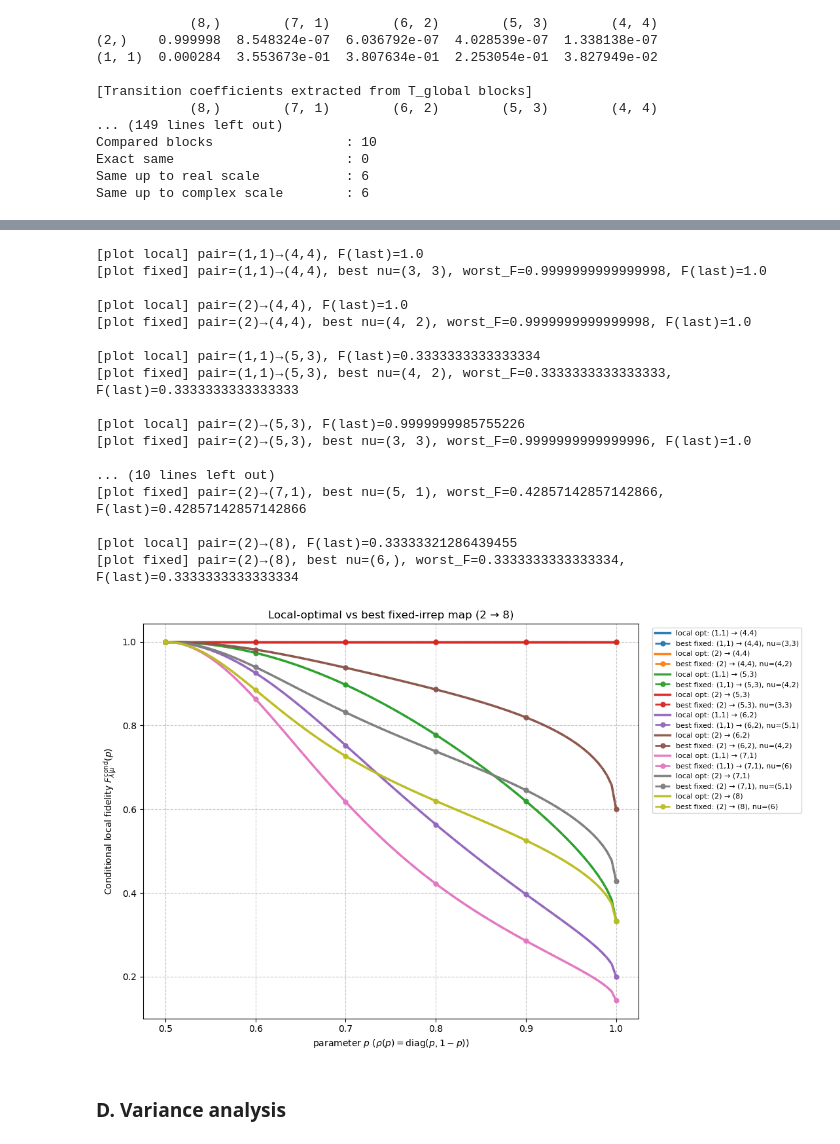
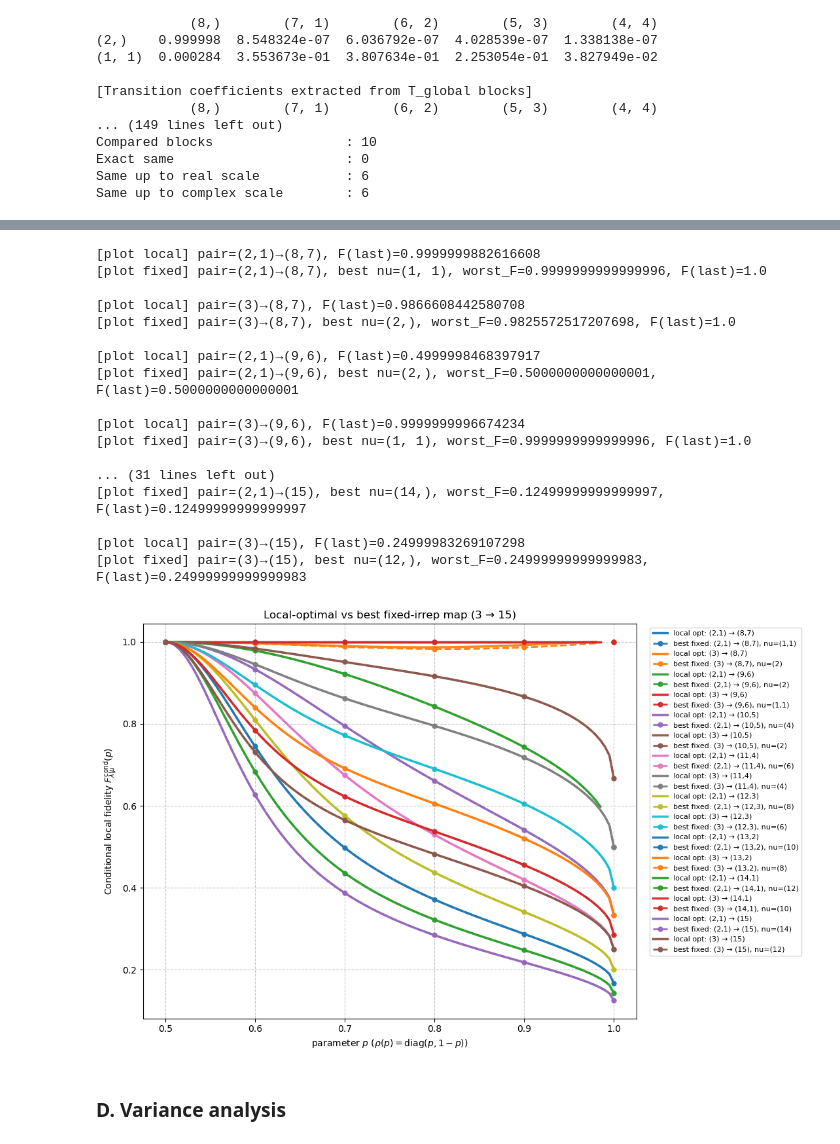
Before and after one commit to webb-c/find-optimal-cloner, a Jupyter notebook: show_data.ipynb, the cells around one changed output, grey strips where cells are left out. Drawn from its saved outputs; the diff is of its cells as text; code cells hidden in the pictures.

Commit message:
modify: given partition label, find local map

```diff
--- a/show_data.ipynb
+++ b/show_data.ipynb
@@ -527,8 +527,8 @@ import numpy as np
 import matplotlib.pyplot as plt
 
 d = 2
-n_in = 2
-n_out = 8
+n_in = 1
+n_out = 15
 n_grid = 200
 target_p = None
 
@@ -1820,26 +1823,26 @@ def plot_fixed_irrep_family_fidelities_compare(
     plt.tight_layout()
     plt.show()
 # %%
-plot_fixed_irrep_family_fidelities_compare(n_in=2, n_out=8, folder="data/fixed_irrep", n_grid=101)
+plot_fixed_irrep_family_fidelities_compare(n_in=3, n_out=15, folder="data/fixed_irrep", n_grid=101)
 # %% [output]
-[plot local] pair=(1,1)→(4,4), F(last)=1.0
-[plot fixed] pair=(1,1)→(4,4), best nu=(3, 3), worst_F=0.9999999999999998, F(last)=1.0
+[plot local] pair=(2,1)→(8,7), F(last)=0.9999999882616608
+[plot fixed] pair=(2,1)→(8,7), best nu=(1, 1), worst_F=0.9999999999999996, F(last)=1.0
 
-[plot local] pair=(2)→(4,4), F(last)=1.0
-[plot fixed] pair=(2)→(4,4), best nu=(4, 2), worst_F=0.9999999999999998, F(last)=1.0
+[plot local] pair=(3)→(8,7), F(last)=0.9866608442580708
+[plot fixed] pair=(3)→(8,7), best nu=(2,), worst_F=0.9825572517207698, F(last)=1.0
 
-[plot local] pair=(1,1)→(5,3), F(last)=0.3333333333333334
-[plot fixed] pair=(1,1)→(5,3), best nu=(4, 2), worst_F=0.3333333333333333, F(last)=0.3333333333333333
+[plot local] pair=(2,1)→(9,6), F(last)=0.4999998468397917
+[plot fixed] pair=(2,1)→(9,6), best nu=(2,), worst_F=0.5000000000000001, F(last)=0.5000000000000001
 
-[plot local] pair=(2)→(5,3), F(last)=0.9999999985755226
-[plot fixed] pair=(2)→(5,3), best nu=(3, 3), worst_F=0.9999999999999996, F(last)=1.0
+[plot local] pair=(3)→(9,6), F(last)=0.9999999996674234
+[plot fixed] pair=(3)→(9,6), best nu=(1, 1), worst_F=0.9999999999999996, F(last)=1.0
 
-... (10 lines left out)
-[plot fixed] pair=(2)→(7,1), best nu=(5, 1), worst_F=0.42857142857142866, F(last)=0.42857142857142866
+... (31 lines left out)
+[plot fixed] pair=(2,1)→(15), best nu=(14,), worst_F=0.12499999999999997, F(last)=0.12499999999999997
 
-[plot local] pair=(2)→(8), F(last)=0.33333321286439455
-[plot fixed] pair=(2)→(8), best nu=(6,), worst_F=0.3333333333333334, F(last)=0.3333333333333334
+[plot local] pair=(3)→(15), F(last)=0.24999983269107298
+[plot fixed] pair=(3)→(15), best nu=(12,), worst_F=0.24999999999999983, F(last)=0.24999999999999983
-[figure, old version]
+[figure, new version]
 # %% [markdown]
 ### D. Variance analysis
 # %%
```
Also changed, not shown: parts of 3 cells of this notebook, 3 other files.
